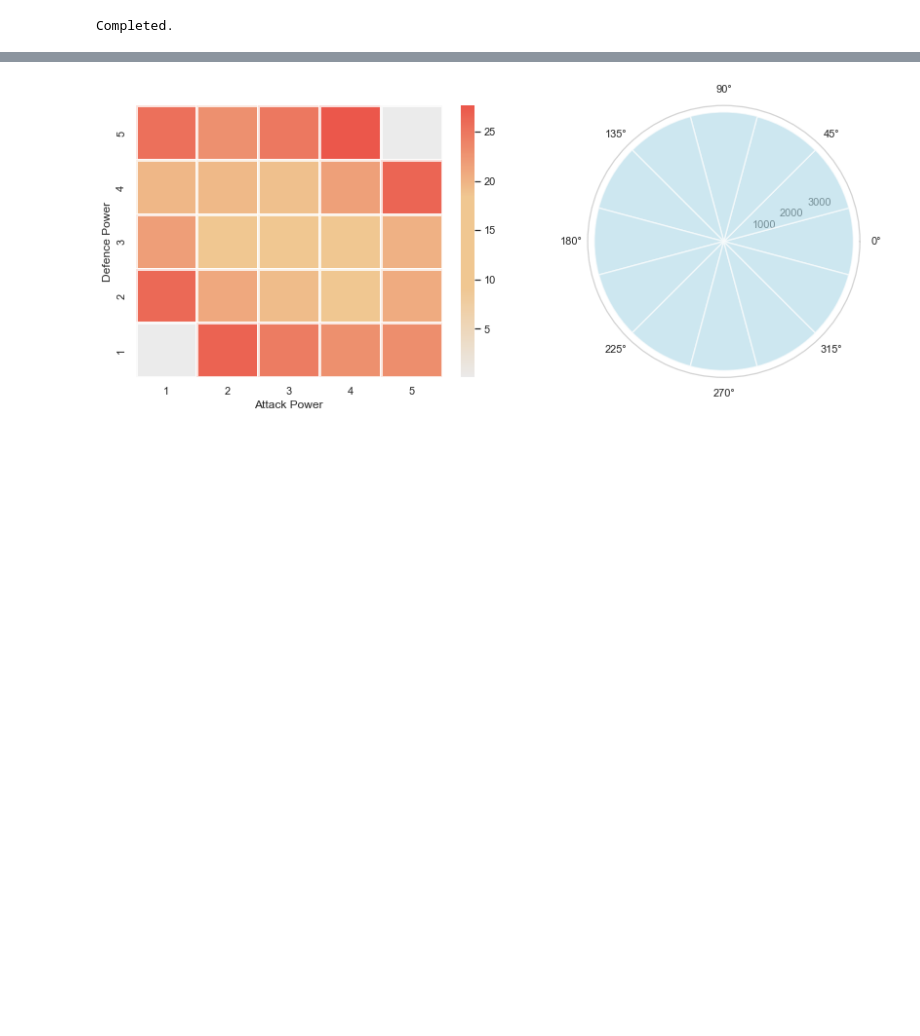
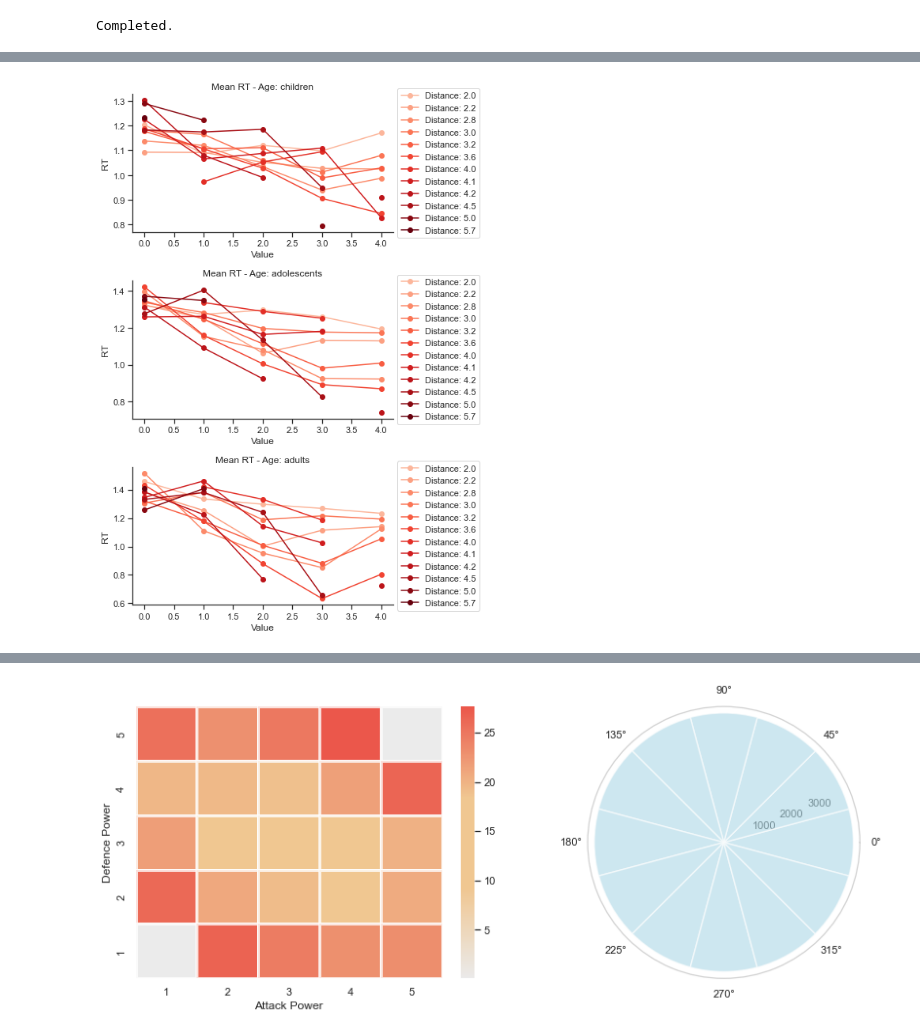
Before and after one commit to YukunQu/DCM, a Jupyter notebook: analysis/mri/figure/sf.ipynb, the cells around one changed output, grey strips where cells are left out. Saved outputs shown, nothing was run; the diff lists cells and outputs as text; code cells hidden in the pictures; blank space fills up the shorter version.

```diff
--- a/analysis/mri/figure/sf.ipynb
+++ b/analysis/mri/figure/sf.ipynb
@@ -198,0 +376,29 @@ Completed.
+# %%
+distance_categories = list(mean_rt['distance'].unique())
+distance_categories.sort()
+fig, axes = plt.subplots(nrows=len(age_labels), ncols=1, figsize=(7,10))
+
+for j, age_group in enumerate(age_labels):
+    age_group_data = mean_rt[mean_rt['Age_group'] == age_group]
+    ax = axes[j]
+
+    # Define color map based on distance values
+    cmap = plt.get_cmap('Reds', len(distance_categories)+4)
+
+    for idx, distance in enumerate(distance_categories):
+        distance_data = age_group_data[age_group_data['distance'] == distance]
+        ax.plot(distance_data['value'], distance_data['RT'], marker='o',
+                label=f'Distance: {round(distance, 1)}', color=cmap(idx+4),alpha=1)
+
+    ax.set_title(f'Mean RT - Age: {age_group}')
+    ax.set_xlabel('Value')
+    ax.set_ylabel('RT')
+#    ax.set_ylim(0.5, 1)  # Adjust y-axis limit for better visualization
+    ax.set_xlim(-0.2, 4.2)  # Adjust x-axis limit for better visualization
+    ax.legend(loc='center left', bbox_to_anchor=(1, 0.5))  # Move legend outside of figure
+
+# Adjust layout
+plt.tight_layout()
+plt.show()
+# %% [output]
+[figure, added]
```
Also changed, not shown: parts of 31 cells of this notebook, 38 other files.
